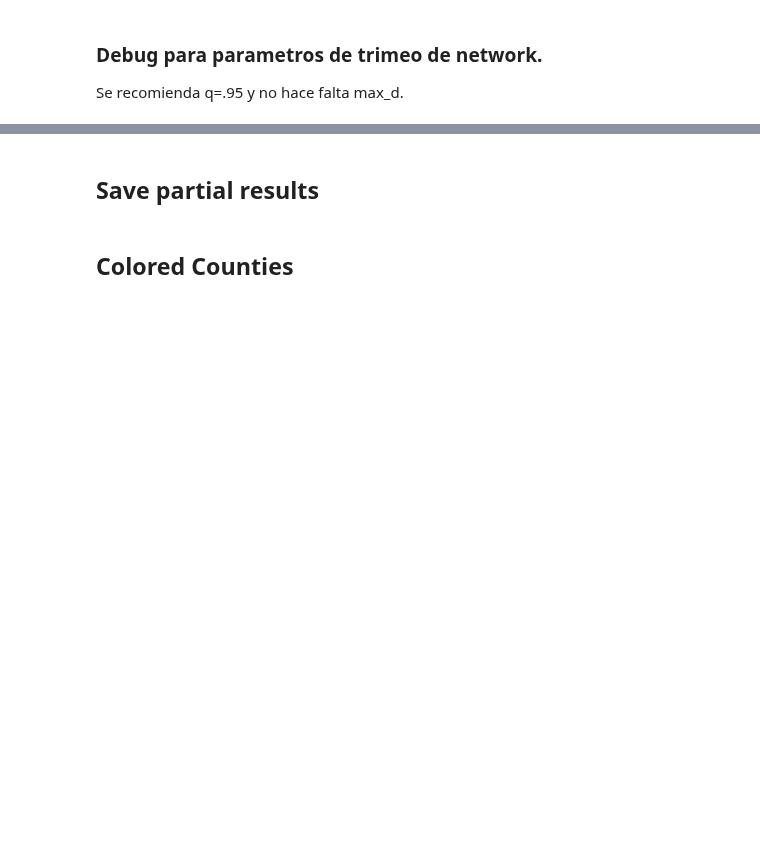
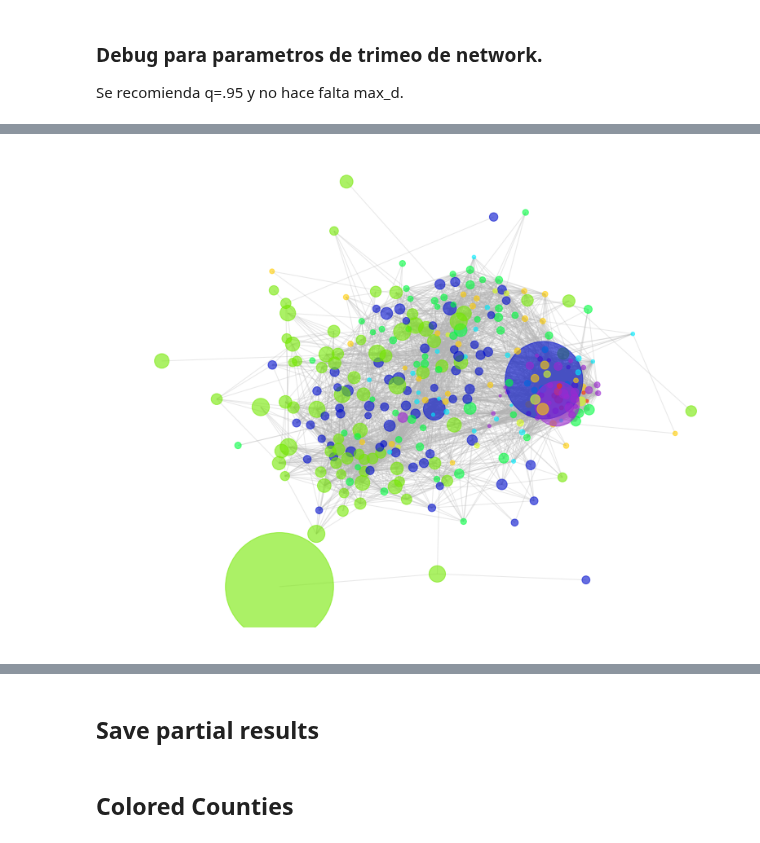
Before and after one commit to matuteiglesias/geo-correlation-structures, a Jupyter notebook: USA Industries clean.ipynb, the cells around one changed output, grey strips where cells are left out. Drawn from its saved outputs; the diff is of its cells as text; code cells hidden in the pictures; blank space fills up the shorter version.

Commit message:
Added user created data

```diff
--- a/USA Industries clean.ipynb
+++ b/USA Industries clean.ipynb
@@ -155,0 +219,13 @@ Length: 121, dtype: int64
+# %%
+count = clust_compare_table.groupby(range(n)).size()
+clust_result = pd.DataFrame(count[count > 5], columns = ['#_indus']).reset_index().merge(clust_compare_table.reset_index(), on = range(n))
+clust_result['cluster'] = clust_result[range(n)].astype(str).sum(1)
+clust_result['cluster'] = clust_result.cluster.rank(method = 'dense')
+
+indu_names = industry_titles.loc[industry_titles.industry_code.isin(X.columns)]
+clust_result = clust_result.merge(indu_names, left_on = 'index', right_on = 'industry_code', how = 'right')
+# clust_result = clust_result.set_index()
+clust_result = clust_result.set_index('industry_code')[['cluster', 'industry_title']]
+clust_result['cluster'] = clust_result['cluster'].fillna(0).astype(int)
+clust_result = clust_result.sort_index()
+clust_result.head()
@@ -201,20 +243,21 @@ pd.DataFrame(count[count < 2], columns = ['#_indus']).reset_index().merge(clust_
 # %%
-# Try spectral clustering. Works when matrix is demeaned
-from sklearn.cluster import SpectralClustering
+# # Try spectral clustering. Works when matrix is demeaned
+# from sklearn.cluster import SpectralClustering
 
-# adjacencyM = demean(np.log10(X.replace(0, .04)).corr(min_periods = 30)) #RuntimeWarning: divide by zero encountered in log10
-# adjacencyM = adjacencyM.fillna(adjacencyM.mean())
-# adjacencyM = demean(cosine_similarity(X.fillna(0)))
-adjacencyM = cosine_similarity(X.fillna(0))
+# # adjacencyM = demean(np.log10(X.replace(0, .04)).corr(min_periods = 30)) #RuntimeWarning: divide by zero encountered in log10
+# # adjacencyM = adjacencyM.fillna(adjacencyM.mean())
+# # adjacencyM = demean(cosine_similarity(X.fillna(0)))
+# # adjacencyM = cosine_similarity(X.fillna(0))
+# # adjacencyM = np.log10(X.replace(0, .04)).corr(min_periods = 30) #RuntimeWarning: divide by zero encountered in log10
 
-clustering = SpectralClustering(n_clusters=10, affinity = 'precomputed',
-        assign_labels="discretize", random_state=0).fit(adjacencyM.values)
+# clustering = SpectralClustering(n_clusters=10, affinity = 'precomputed',
+#         assign_labels="discretize", random_state=0).fit(adjacencyM.values)
 
-pd.options.display.max_rows = 500
-clust_result = pd.DataFrame(clustering.labels_, index = X.columns, columns = ['cluster'])
-clust_result = pd.concat([clust_result, industry_titles.set_index('industry_code')], axis = 1, sort = False).dropna().sort_values(by = ['cluster', 'industry_title'])
+# pd.options.display.max_rows = 500
+# clust_result = pd.DataFrame(clustering.labels_, index = X.columns, columns = ['cluster'])
+# clust_result = pd.concat([clust_result, industry_titles.set_index('industry_code')], axis = 1, sort = False).dropna().sort_values(by = ['cluster', 'industry_title'])
 
-clust_result.index.name = 'industry_code'
+# clust_result.index.name = 'industry_code'
 # %%
 # UserWarning: The spectral clustering API has changed. ``fit``now constructs an affinity matrix from data. To use a custom affinity matrix, set ``affinity=precomputed``.
 # FutureWarning: Conversion of the second argument of issubdtype from `int` to `np.signedinteger` is deprecated. In future, it will be treated as `np.int64 == np.dtype(int).type`.
@@ -292,34 +339,36 @@ nodes = pd.concat([nodes_size, clust_result], axis = 1, sort = False)
 
 norm = mcolors.Normalize(vmin=0, vmax=10, clip=True)
 mapper = plt.cm.ScalarMappable(norm=norm, cmap=plt.cm.gist_ncar)
 
 nodes['color'] = nodes['cluster'].apply(lambda x: mcolors.rgb2hex(mapper.to_rgba(x)))
 nodes['color'] = nodes['color'].replace('#000080', '#9c28d2')
 
 import json
 
 # Hard threshold and max degree backboning
 
 G = nx.from_pandas_edgelist(edges_s, 'industry_code_x', 'industry_code_y', weight_column)
 # G = nx.from_pandas_edgelist(edges_max_d, 'industry_code_x', 'industry_code_y', weight_column)
 
 plt.figure(figsize = (10, 8))
 
 G = max(nx.connected_component_subgraphs(G), key=len)
 nodes_s = nodes.loc[G.nodes.keys()]
 
 ## POSITIONS. Compute VS Load file
-# pos = nx.spring_layout(G, k=.4)
+pos = nx.spring_layout(G, k=.4)
 
 # f = open("./data/node_layout","w")
 # f.write(json.dumps(pos, default=default))
 
 # f = open('./data/node_layout', 'r')
 # pos = json.loads(f.read())
 
 nx.draw(G, pos, node_size = nodes_s.sqrt_size.values, alpha=.6, node_color= list(nodes_s.color.values), edgelist = [])
 nx.draw_networkx_edges(G, pos, edge_color='.7', alpha=.3)
 plt.show()
+# %% [output]
+[figure, added]
 # %%
 # nodes
 pos_df = pd.DataFrame(pos, index = ['x', 'y']).T
```
Also changed, not shown: parts of 17 cells of this notebook, 2 other files.
